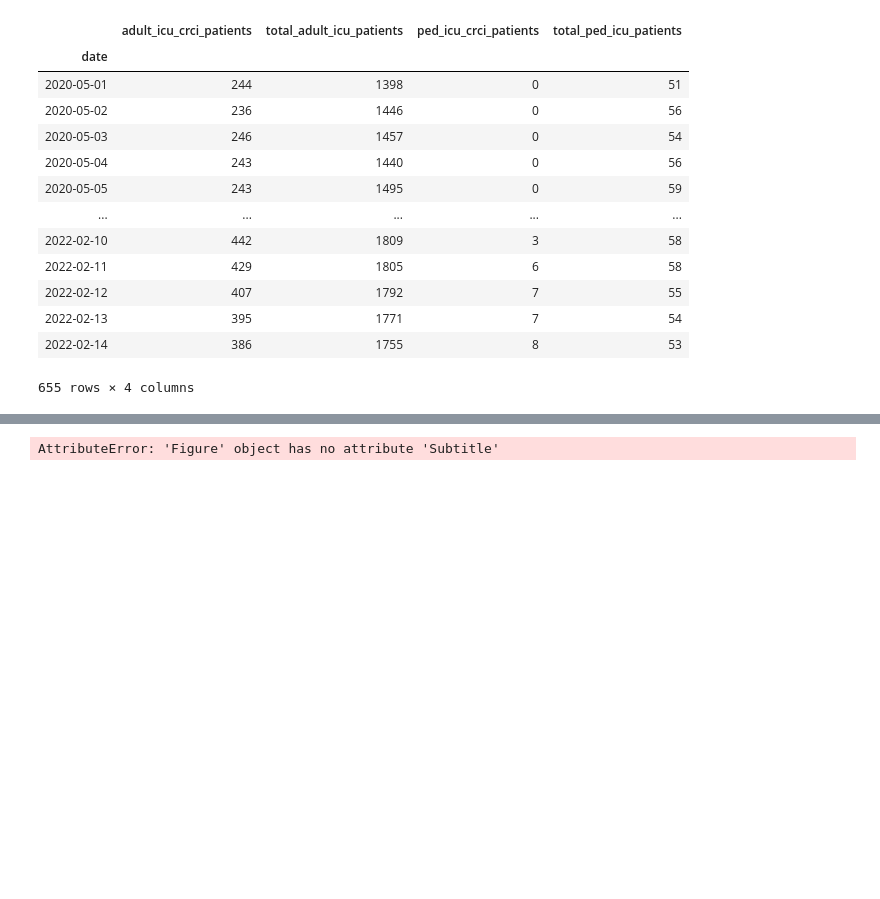
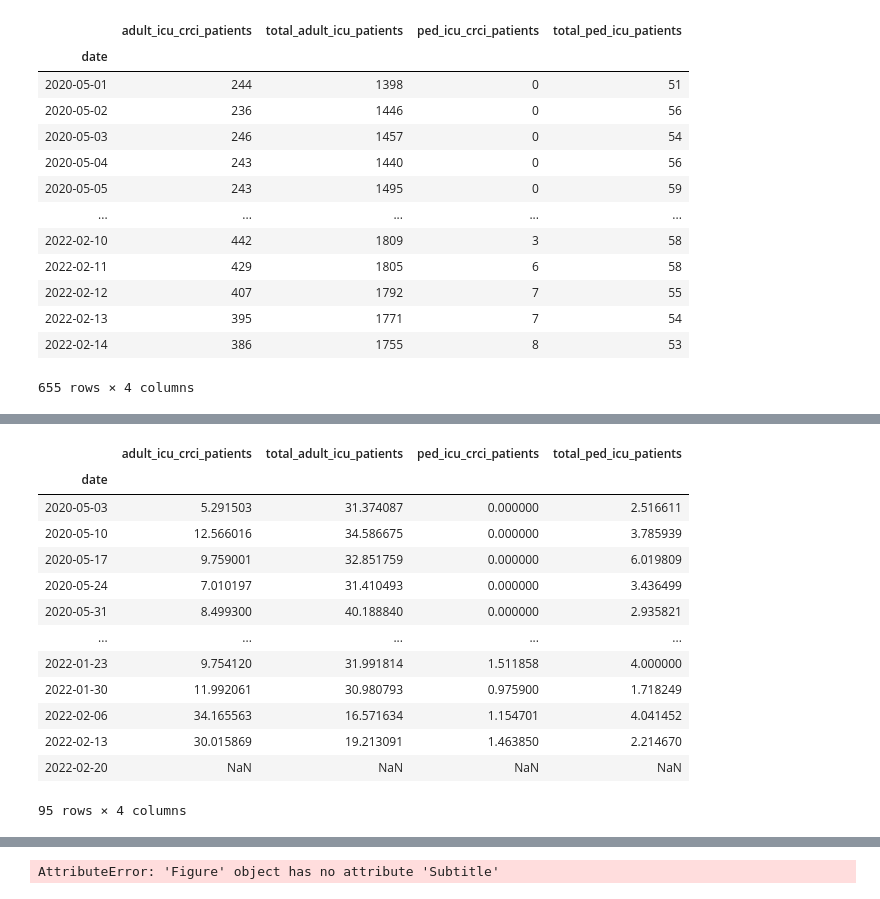
Before and after one commit to Jneny/Hospitalcapacity, a Jupyter notebook: 820_Hospitalcapacity.ipynb, the cells around one changed output, grey strips where cells are left out. Saved outputs shown, nothing was run; the diff lists cells and outputs as text; code cells hidden in the pictures; blank space fills up the shorter version.

```diff
--- a/820_Hospitalcapacity.ipynb
+++ b/820_Hospitalcapacity.ipynb
@@ -137,0 +185,17 @@ critpatientdf
+# %%
+critpatientdf.resample(rule = 'w').std()
+# %% [output]
+|  | adult_icu_crci_patients | total_adult_icu_patients | ped_icu_crci_patients | total_ped_icu_patients |
+| date |  |  |  |  |
+| 2020-05-03 | 5.291503 | 31.374087 | 0.000000 | 2.516611 |
+| 2020-05-10 | 12.566016 | 34.586675 | 0.000000 | 3.785939 |
+| 2020-05-17 | 9.759001 | 32.851759 | 0.000000 | 6.019809 |
+| 2020-05-24 | 7.010197 | 31.410493 | 0.000000 | 3.436499 |
+| 2020-05-31 | 8.499300 | 40.188840 | 0.000000 | 2.935821 |
+| ... | ... | ... | ... | ... |
+| 2022-01-23 | 9.754120 | 31.991814 | 1.511858 | 4.000000 |
+| 2022-01-30 | 11.992061 | 30.980793 | 0.975900 | 1.718249 |
+| 2022-02-06 | 34.165563 | 16.571634 | 1.154701 | 4.041452 |
+| 2022-02-13 | 30.015869 | 19.213091 | 1.463850 | 2.214670 |
+| 2022-02-20 | NaN | NaN | NaN | NaN |
+95 rows × 4 columns
```
Also changed, not shown: parts of 23 cells of this notebook.
